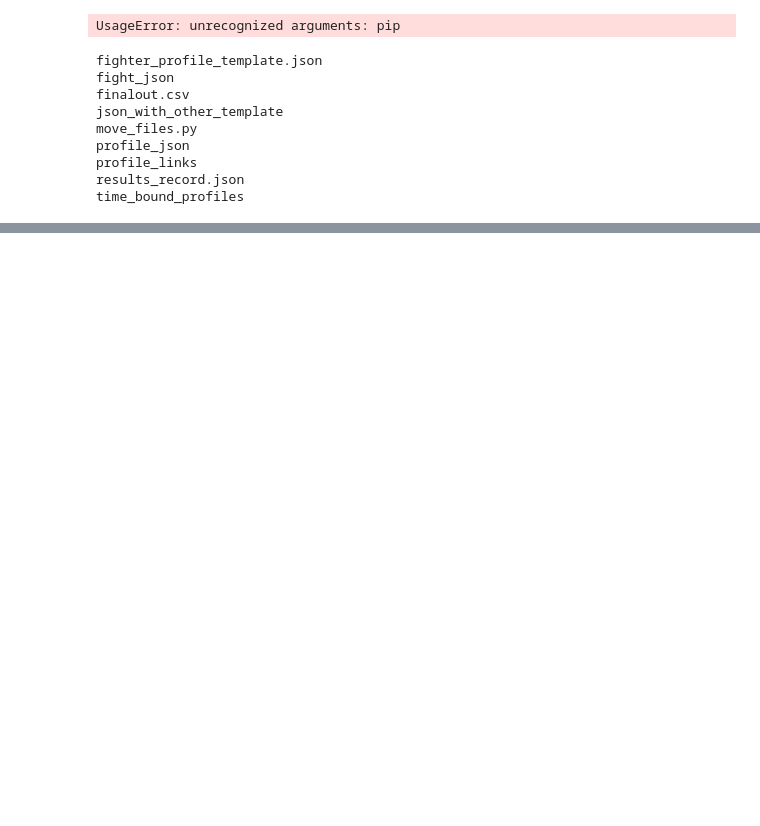
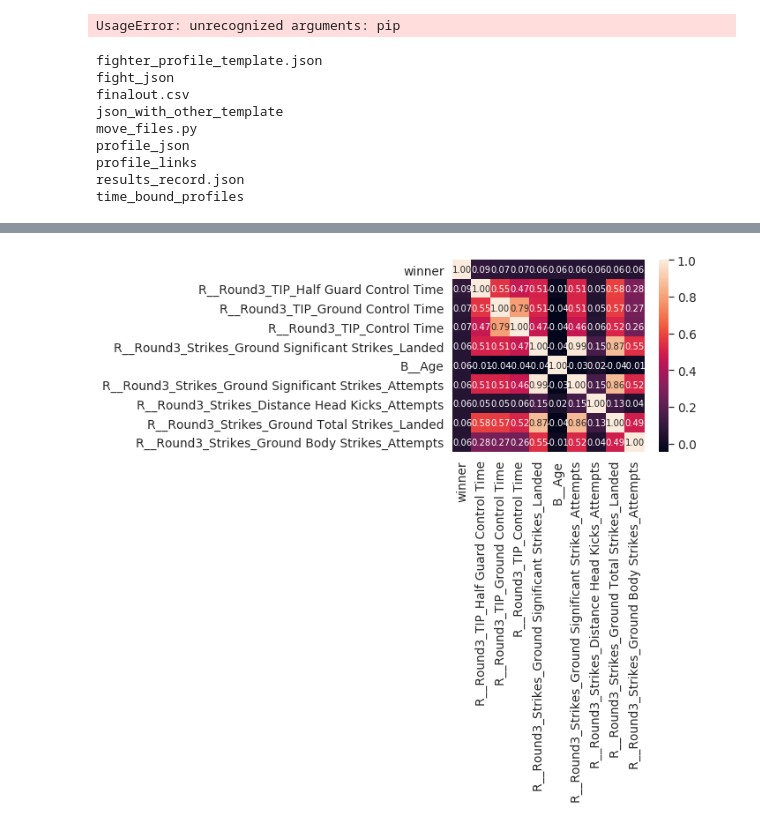
Before and after one commit to Hitkul/UFC_Fight_Prediction, a Jupyter notebook: UFC.ipynb, the cells around one changed output, grey strips where cells are left out. Saved outputs shown, nothing was run; the diff lists cells and outputs as text; code cells hidden in the pictures; blank space fills up the shorter version.

```diff
--- a/UFC.ipynb
+++ b/UFC.ipynb
@@ -80,0 +83,2 @@ list(data)
+# %%
+data.fillna(value=0,inplace=True)
@@ -80,0 +95,13 @@ list(data)
+# %%
+dropdata = data.drop(['B_ID','B_Name','R_ID','R_Name','winby','Date'],axis=1)
+dropdata.rename(columns={'BPrev':'B__Prev',
+                         'RPrev':'R__Prev',
+                         'B_Age':'B__Age',
+                         'B_Height':'B__Height',
+                         'B_Weight':'B__Weight',
+                         'R_Age':'R__Age',
+                         'R_Height':'R__Height',
+                         'R_Weight':'R__Weight',
+                         'BStreak':'B__Streak',
+                         'RStreak': 'R__Streak'},inplace=True)
+dropdata.describe()
@@ -80,0 +127,9 @@ list(data)
+# %%
+objecttypes = list(dropdata.select_dtypes(include=['O']).columns)
+for col in objecttypes:
+    dropdata[col] = dropdata[col].astype('category')
+# %%
+cat_columns = dropdata.select_dtypes(['category']).columns
+dropdata[cat_columns] = dropdata[cat_columns].apply(lambda x: x.cat.codes)
+dropdata.info()
+dropdata.tail()
@@ -80,0 +149,10 @@ list(data)
+# %%
+k = 10 #number of variables for heatmap
+corrmat = dropdata.corr()
+cols = corrmat.nlargest(k, 'winner')['winner'].index
+cm = np.corrcoef(dropdata[cols].values.T)
+sns.set(font_scale=1.25)
+hm = sns.heatmap(cm, cbar=True, annot=True, square=True, fmt='.2f', annot_kws={'size': 10}, yticklabels=cols.values, xticklabels=cols.values)
+plt.show()
+# %% [output]
+[figure, added]
```
Also changed, not shown: parts of 12 cells of this notebook.
